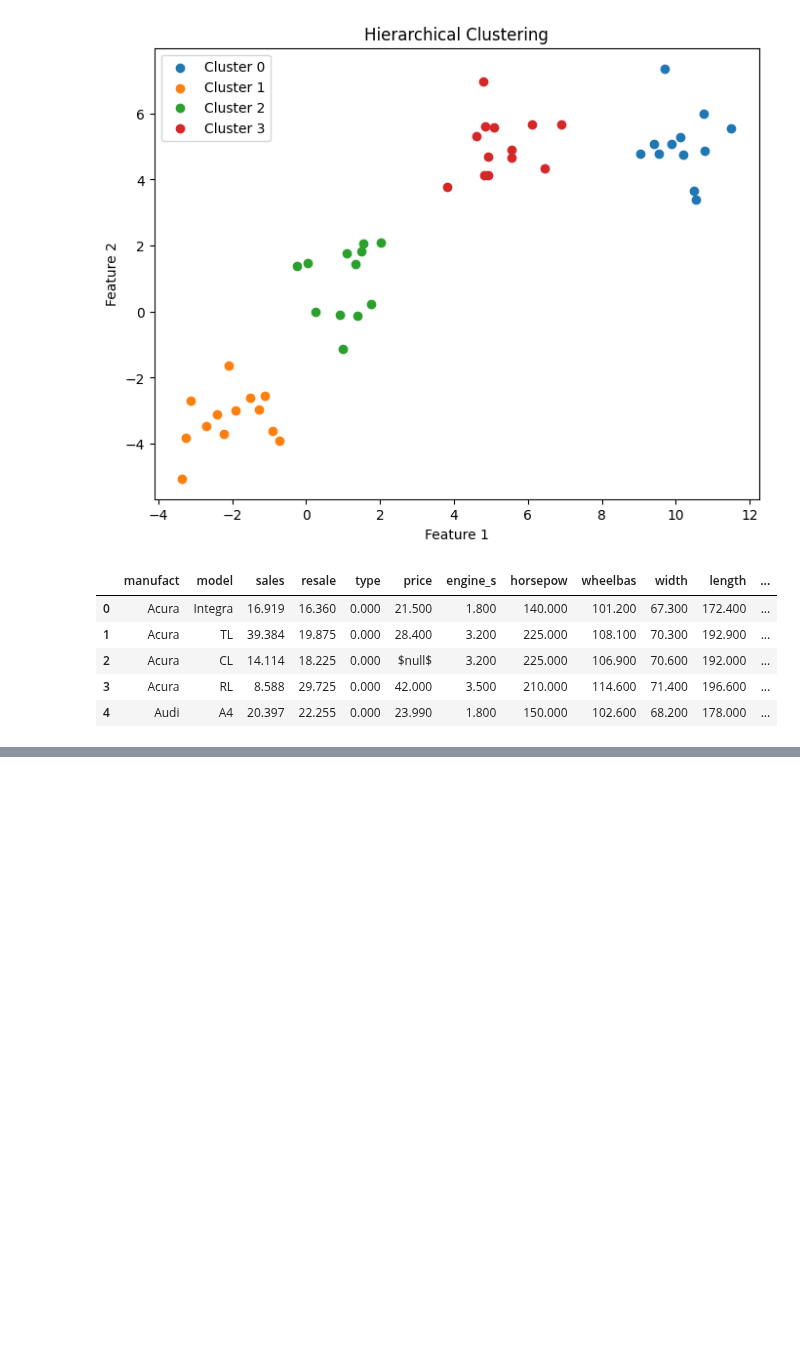
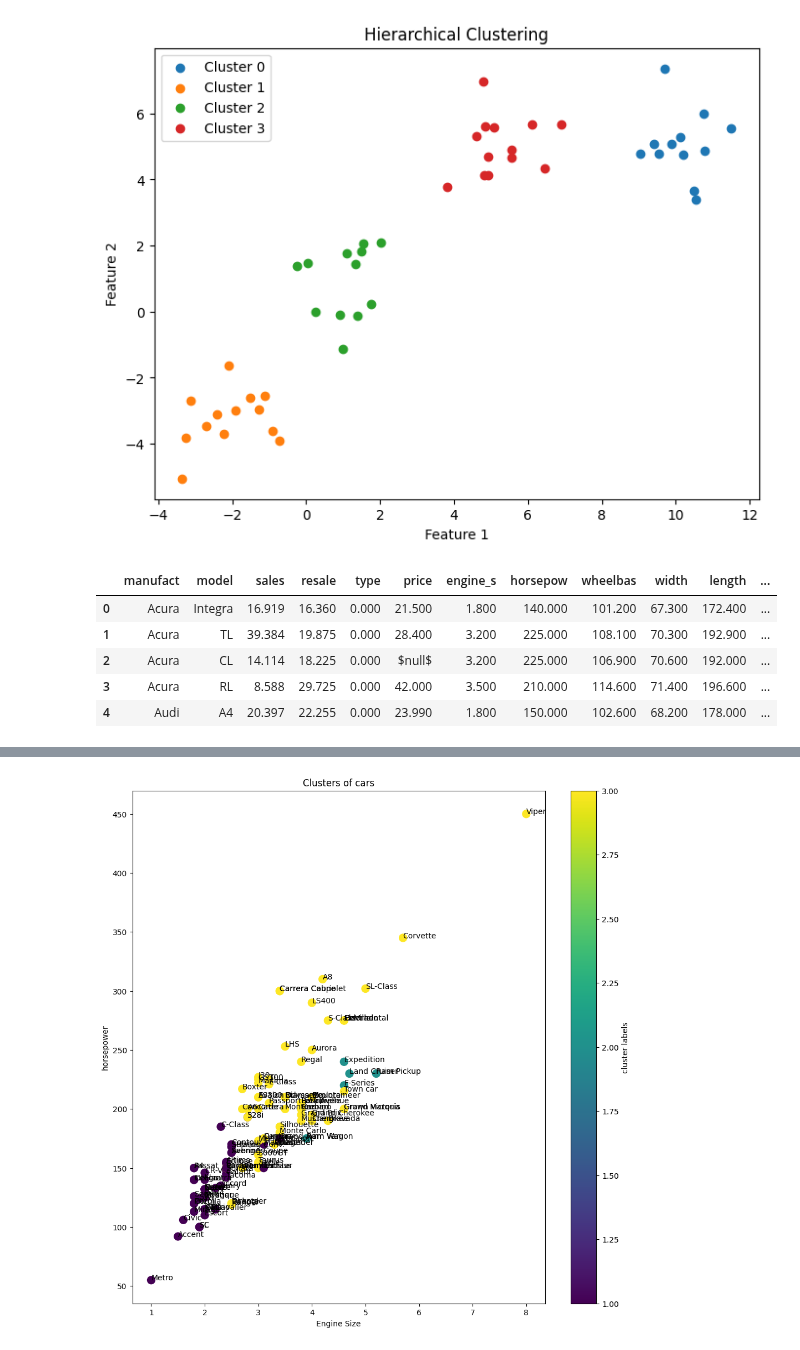
Before and after one commit to iamaryav/ai-notebooks, a Jupyter notebook: Analyzing_competitor_cars_clustering.ipynb, the cells around one changed output, grey strips where cells are left out. Cells and saved outputs as stored; diff of their text form; code cells hidden in the pictures; blank space fills up the shorter version.

```diff
--- a/Analyzing_competitor_cars_clustering.ipynb
+++ b/Analyzing_competitor_cars_clustering.ipynb
@@ -108,0 +184,7 @@ dtype: object
+# %%
+# Model using sklear
+from scipy.cluster.hierarchy import fcluster
+num_clusters = 3
+cluster_labels = fcluster(linkage_matrix, num_clusters, criterion='maxclust')
+car_df['cluster'] = cluster_labels
+car_df
@@ -108,0 +205,12 @@ dtype: object
+# %%
+plt.figure(figsize=(12, 12))
+plt.scatter(x[:,0], x[:, 1], c=cluster_labels, cmap="viridis", s=100)
+plt.title("Clusters of cars")
+plt.xlabel("Engine Size")
+plt.ylabel("horsepower")
+for i, model in enumerate(car_df["model"]):
+    plt.annotate(model, (x[i, 0], x[i, 1]))
+plt.colorbar(label="cluster labels")
+plt.show()
+# %% [output]
+[figure, added]
```
Also changed, not shown: parts of 13 cells of this notebook.
